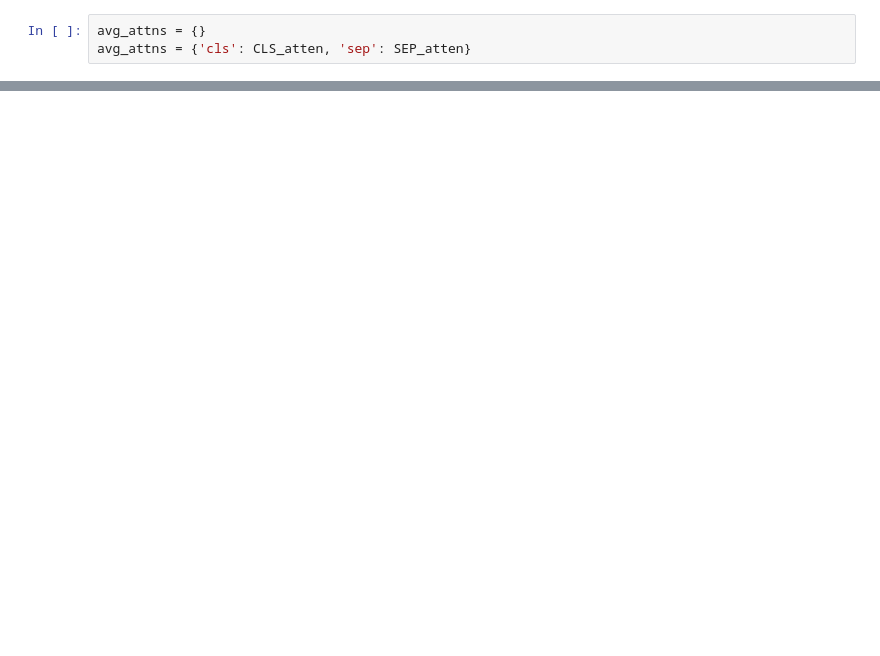
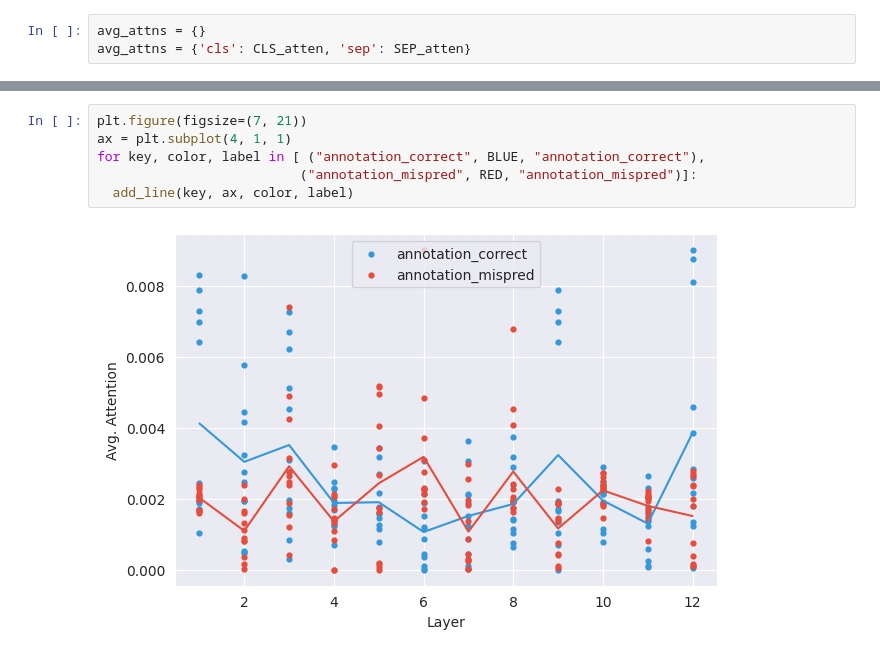
Before and after one commit to Jirigesi/attentionBias, a Jupyter notebook: Clone-detection-BigCloneBench/code/attention_analysis.ipynb, the cells around one changed output, grey strips where cells are left out. Cells and saved outputs as stored; diff of their text form; blank space fills up the shorter version.

```diff
--- a/Clone-detection-BigCloneBench/code/attention_analysis.ipynb
+++ b/Clone-detection-BigCloneBench/code/attention_analysis.ipynb
@@ -462,0 +606,8 @@ for key, color, label in [ ("cls", RED, "[CLS]"),("sep", BLUE, "[SEP]")]:
+# %%
+plt.figure(figsize=(7, 21))
+ax = plt.subplot(4, 1, 1)
+for key, color, label in [ ("annotation_correct", BLUE, "annotation_correct"),
+                          ("annotation_mispred", RED, "annotation_mispred")]:
+  add_line(key, ax, color, label)
+# %% [output]
+[figure, added]
```
Also changed, not shown: parts of 49 cells of this notebook, 2 other files.
